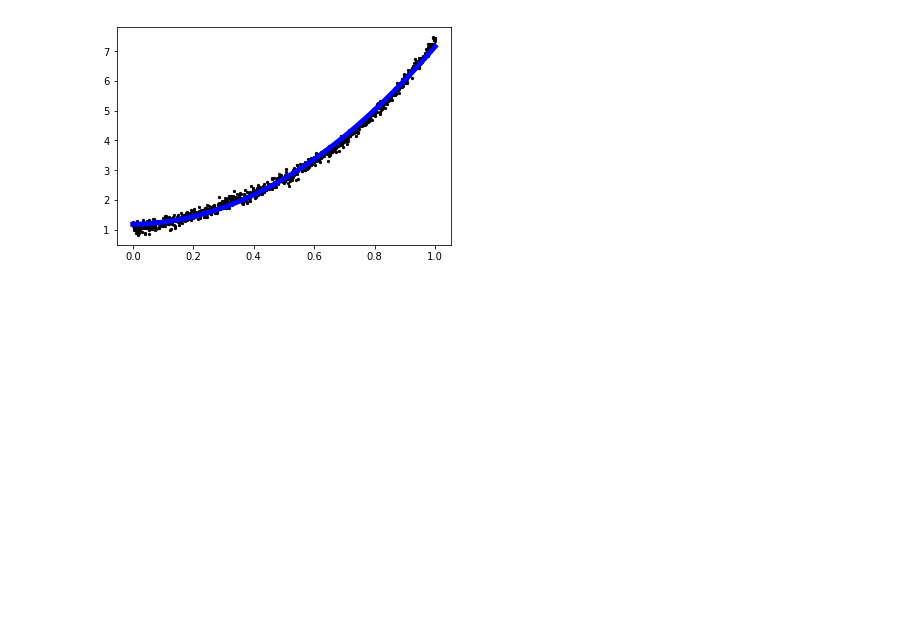
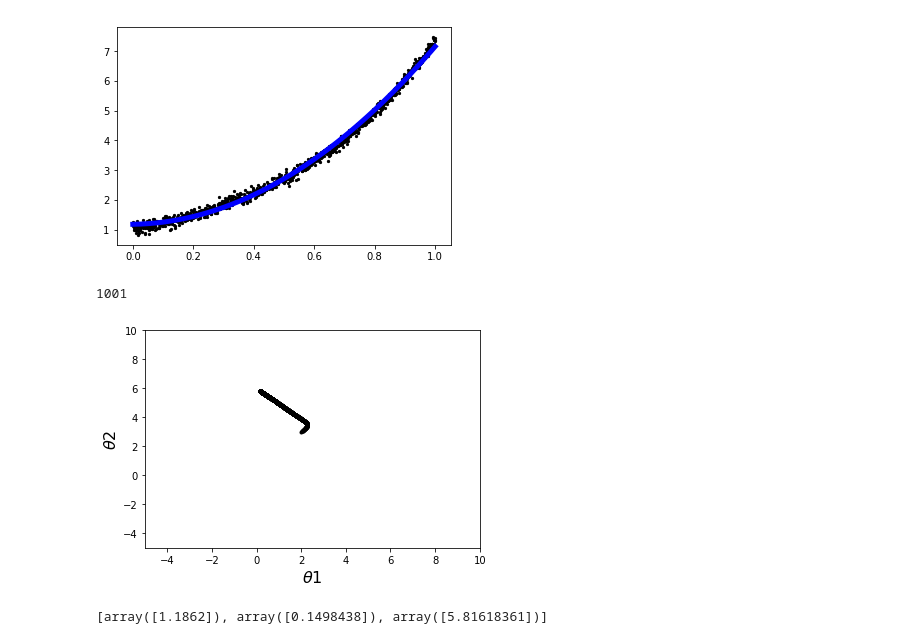
Before and after one commit to tomsan61065/DL, a Jupyter notebook: hw1/hw1_2-4.ipynb, the cells around one changed output. Saved outputs shown, nothing was run; the diff lists cells and outputs as text; code cells hidden in the pictures; blank space fills up the shorter version.

```diff
--- a/hw1/hw1_2-4.ipynb
+++ b/hw1/hw1_2-4.ipynb
@@ -125,38 +125,46 @@ plt.plot(dataX, predictY, color="blue", linewidth=5)
 θ0 = 1
 θ1 = 2
 θ2 = 3
-lr = 0.0000001
+lr = 0.0001
 iteration = 100000
 
 θ0_history = [θ0]
 θ1_history = [θ1]
 θ2_history = [θ2]
+
+print(len(dataX))
 
 for i in range(iteration):
     θ0Grad = 0.0
     θ1Grad = 0.0
     θ2Grad = 0.0
 
     #計算 gradient
     for n in range(len(dataX)):
         θ0Grad += (-1)*(dataY[n] - θ0 - dataX[n]*θ1 - dataX[n]*dataX[n]*θ2) / abs(dataY[n] - θ0 - dataX[n]*θ1 - dataX[n]*dataX[n]*θ2)
         θ1Grad += (-dataX[n])*(dataY[n] - θ0 - dataX[n]*θ1 - dataX[n]*dataX[n]*θ2) / abs(dataY[n] - θ0 - dataX[n]*θ1 - dataX[n]*dataX[n]*θ2)
         θ2Grad += (-dataX[n]*dataX[n])*(dataY[n] - θ0 - dataX[n]*θ1 - dataX[n]*dataX[n]*θ2) / abs(dataY[n] - θ0 - dataX[n]*θ1 - dataX[n]*dataX[n]*θ2)
 
     #更新 gradient
     θ0 = θ0 - lr * θ0Grad
     θ1 = θ1 - lr * θ1Grad
     θ2 = θ2 - lr * θ2Grad
 
     # Store parameters for plotting
     θ0_history.append(θ0)
     θ1_history.append(θ1)
     θ2_history.append(θ2)
 
 #plt.plot([-188.4], [2.67], 'x', ms=12, markeredgewidth=3, color='orange')
 plt.plot(θ1_history, θ2_history, 'o-', ms=3, lw=1.5, color='black')
-plt.xlim(-20,20)
-plt.ylim(-20,20)
-plt.xlabel(r'$b$', fontsize=16)
-plt.ylabel(r'$w$', fontsize=16)
+plt.xlim(-5,10)
+plt.ylim(-5,10)
+plt.xlabel(r'$θ1$', fontsize=16)
+plt.ylabel(r'$θ2$', fontsize=16)
 plt.show()
+
+print([θ0, θ1, θ2])
+# %% [output]
+1001
+[figure, added]
+[array([1.1862]), array([0.1498438]), array([5.81618361])]
```
Also changed, not shown: 1 other file.
